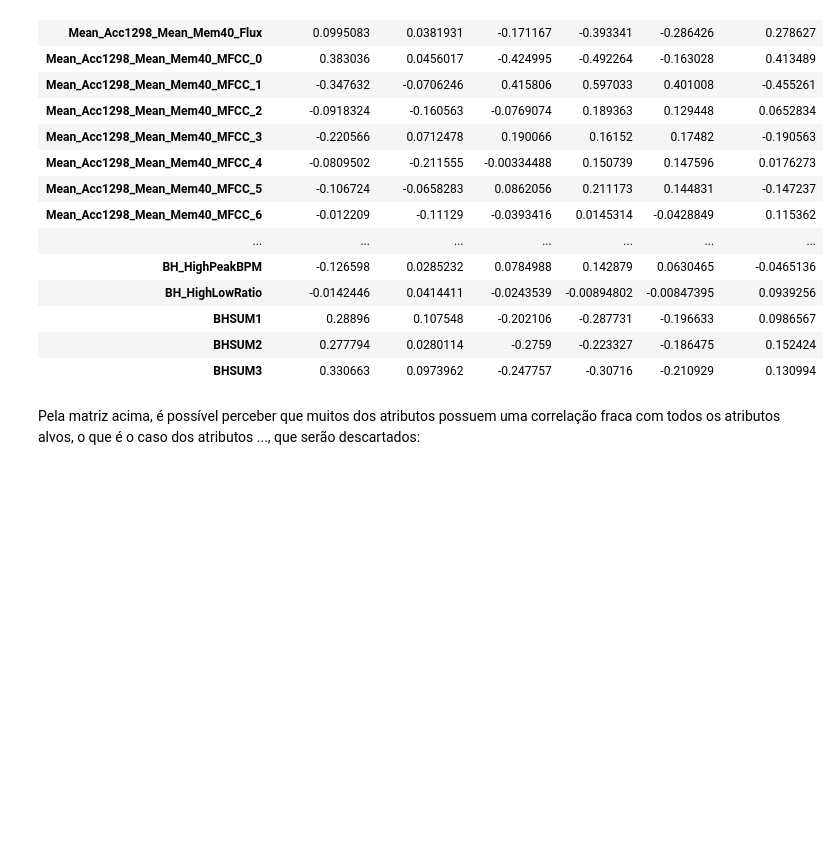
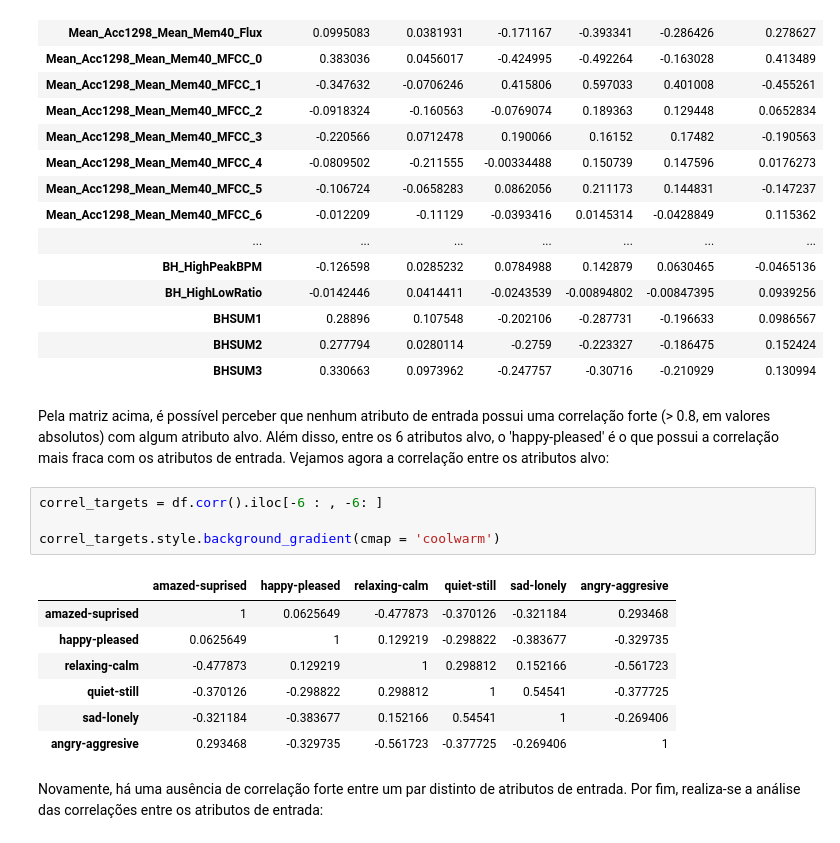
Before and after one commit to DefinitelyNotACactus/AI, a Jupyter notebook: Classification/Q1 - Classification.ipynb, the cells around one changed output. Cells and saved outputs as stored; diff of their text form; blank space fills up the shorter version.

```diff
--- a/Classification/Q1 - Classification.ipynb
+++ b/Classification/Q1 - Classification.ipynb
@@ -141,5 +136,19 @@ correl.style.background_gradient(cmap = 'coolwarm')
 | BHSUM1 | 0.28896 | 0.107548 | -0.202106 | -0.287731 | -0.196633 | 0.0986567 |
 | BHSUM2 | 0.277794 | 0.0280114 | -0.2759 | -0.223327 | -0.186475 | 0.152424 |
 | BHSUM3 | 0.330663 | 0.0973962 | -0.247757 | -0.30716 | -0.210929 | 0.130994 |
-# %% [markdown]
-Pela matriz acima, é possível perceber que muitos dos atributos possuem uma correlação fraca com todos os atributos alvos, o que é o caso dos atributos ..., que serão descartados:
+# %% [markdown]
+Pela matriz acima, é possível perceber que nenhum atributo de entrada possui uma correlação forte (> 0.8, em valores absolutos) com algum atributo alvo. Além disso, entre os 6 atributos alvo, o 'happy-pleased' é o que possui a correlação mais fraca com os atributos de entrada. Vejamos agora a correlação entre os atributos alvo:
+# %%
+correl_targets = df.corr().iloc[-6 : , -6: ]
+
+correl_targets.style.background_gradient(cmap = 'coolwarm')
+# %% [output]
+|  | amazed-suprised | happy-pleased | relaxing-calm | quiet-still | sad-lonely | angry-aggresive |
+| amazed-suprised | 1 | 0.0625649 | -0.477873 | -0.370126 | -0.321184 | 0.293468 |
+| happy-pleased | 0.0625649 | 1 | 0.129219 | -0.298822 | -0.383677 | -0.329735 |
+| relaxing-calm | -0.477873 | 0.129219 | 1 | 0.298812 | 0.152166 | -0.561723 |
+| quiet-still | -0.370126 | -0.298822 | 0.298812 | 1 | 0.54541 | -0.377725 |
+| sad-lonely | -0.321184 | -0.383677 | 0.152166 | 0.54541 | 1 | -0.269406 |
+| angry-aggresive | 0.293468 | -0.329735 | -0.561723 | -0.377725 | -0.269406 | 1 |
+# %% [markdown]
+Novamente, há uma ausência de correlação forte entre um par distinto de atributos de entrada. Por fim, realiza-se a análise das correlações entre os atributos de entrada:
```
Also changed, not shown: parts of 31 cells of this notebook.
